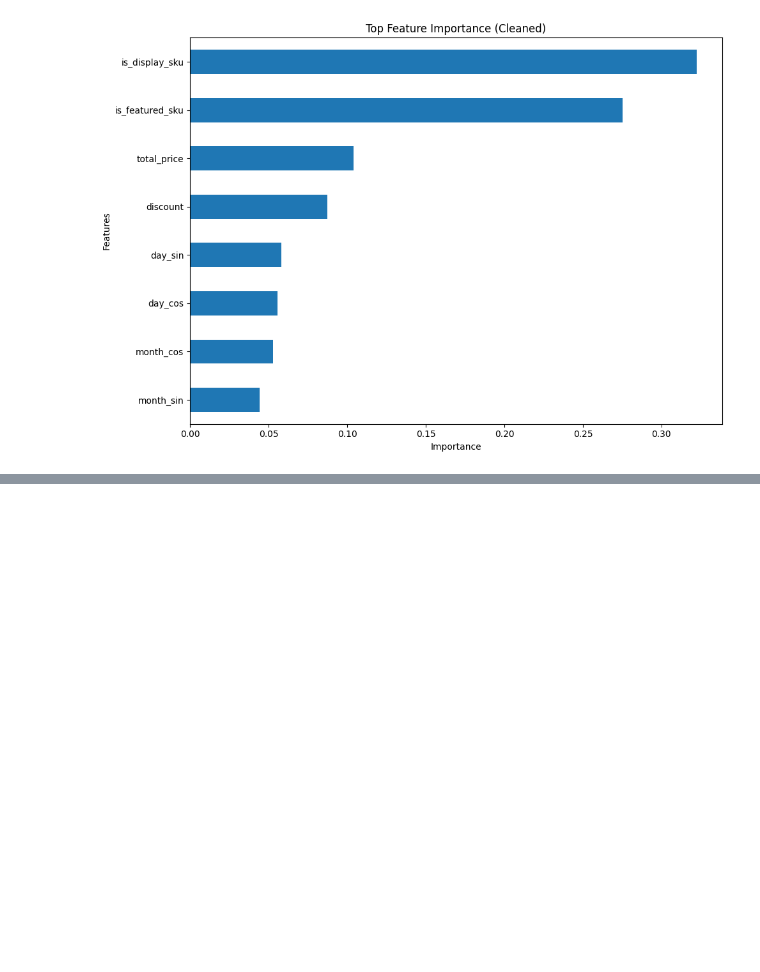
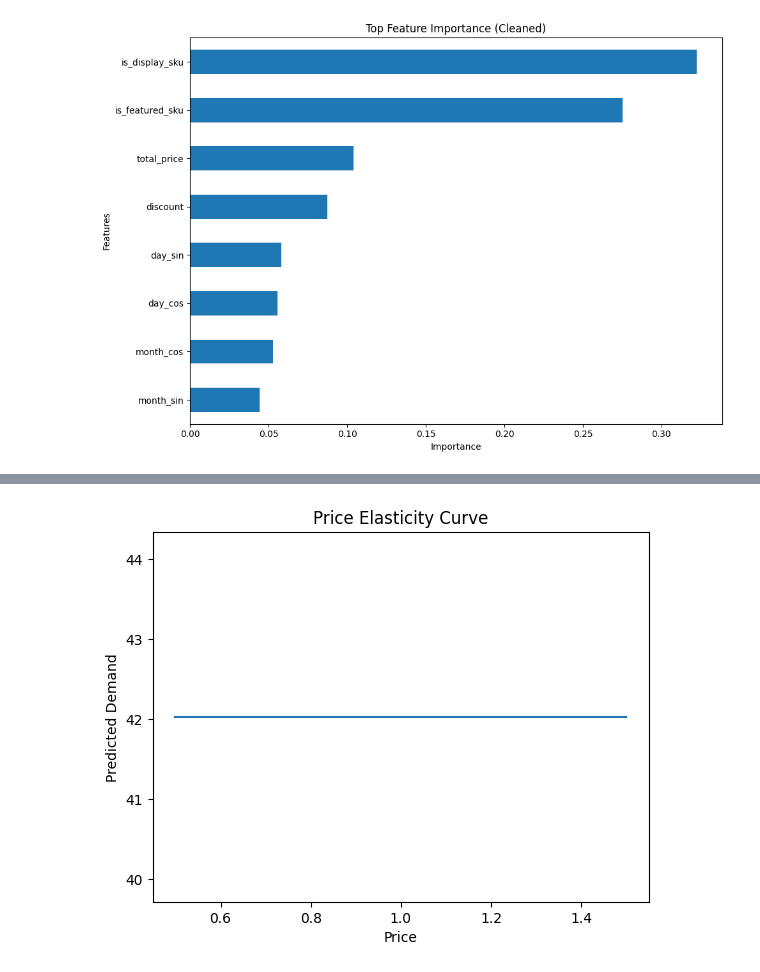
Before and after one commit to muhammdumairnad/Price-Driven-Demand-Prediction-in-Retail-using-Machine-Learning, a Jupyter notebook: Retail_Demand_Prediction_using_Machine_Learning.ipynb, the cells around one changed output, grey strips where cells are left out. Saved outputs shown, nothing was run; the diff lists cells and outputs as text; code cells hidden in the pictures; blank space fills up the shorter version.

```diff
--- a/Retail_Demand_Prediction_using_Machine_Learning.ipynb
+++ b/Retail_Demand_Prediction_using_Machine_Learning.ipynb
@@ -629,3 +671,27 @@ def optimize_price(sample_row, model):
+# %%
+# Price Elasticity Graph
+
+def plot_price_elasticity(sample_row, model):
+    prices = np.linspace(0.5, 1.5, 50)
+    demands = []
+
+    for p in prices:
+        temp = sample_row.copy()
+        temp['total_price'] = p
+        pred = model.predict(temp.values.reshape(1, -1))[0]
+        demands.append(pred)
+
+    plt.figure()
+    plt.plot(prices, demands)
+    plt.xlabel("Price")
+    plt.ylabel("Predicted Demand")
+    plt.title("Price Elasticity Curve")
+    plt.show()
+
+sample = X_test.iloc[0]
+plot_price_elasticity(sample, best_xgb)
+# %% [output]
+[figure, added]
 # %%
 import joblib
 
```
Also changed, not shown: parts of 6 cells of this notebook.
